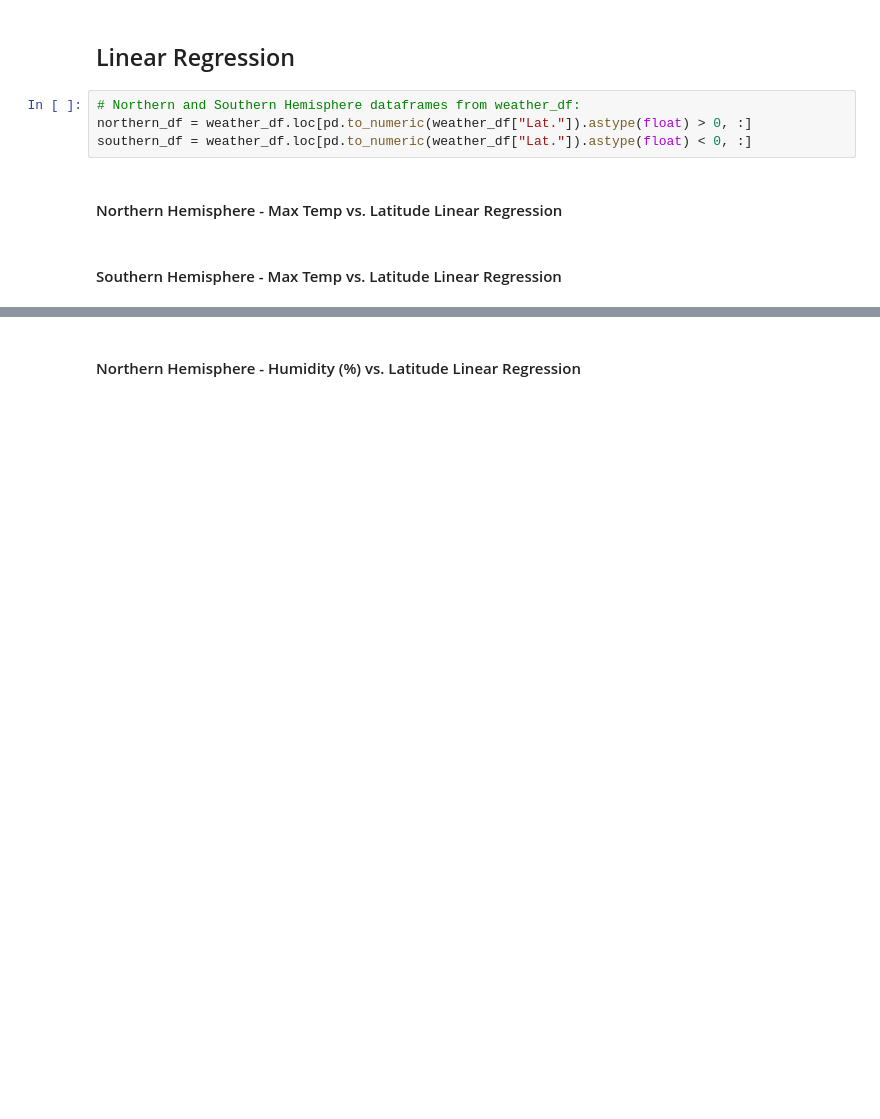
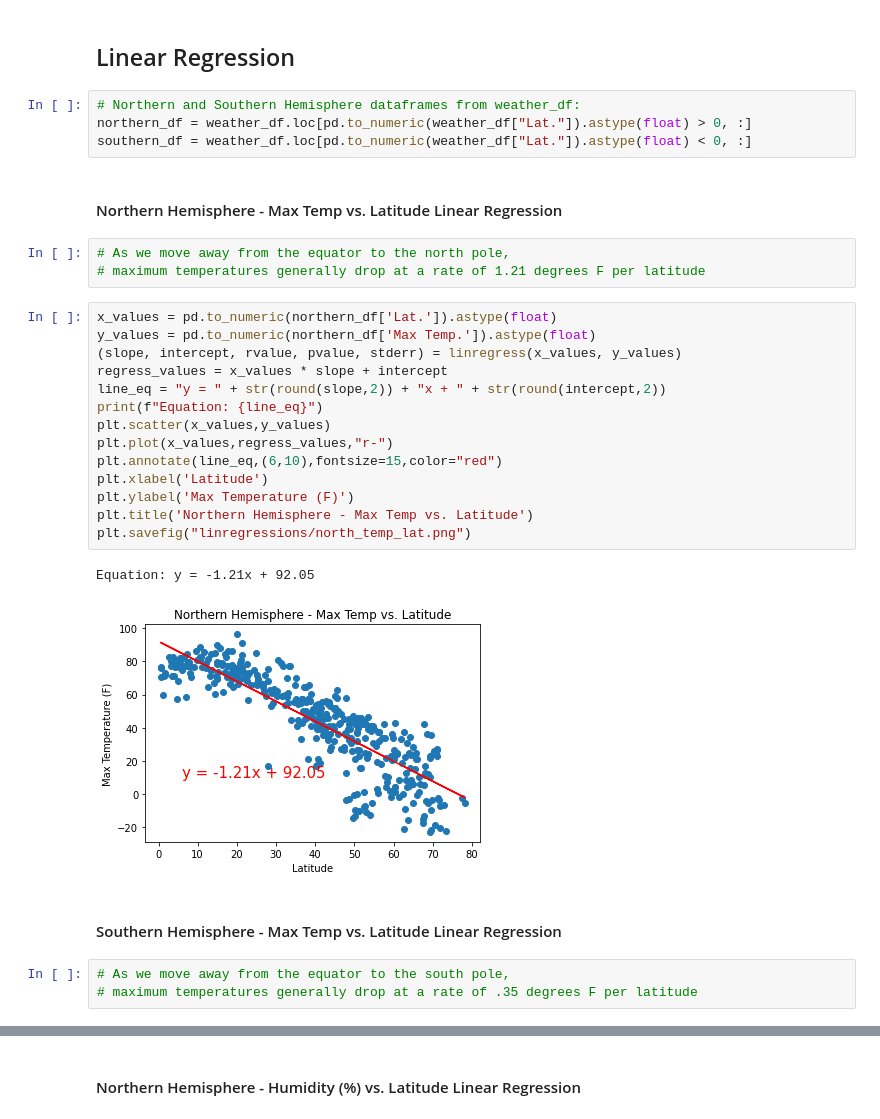
Before and after one commit to ElVejigante/python-api-challenge, a Jupyter notebook: WeatherPy/WeatherPy.ipynb, the cells around one changed output, grey strips where cells are left out. Drawn from its saved outputs; the diff is of its cells as text; blank space fills up the shorter version.

```diff
--- a/WeatherPy/WeatherPy.ipynb
+++ b/WeatherPy/WeatherPy.ipynb
@@ -213,5 +230,28 @@ northern_df = weather_df.loc[pd.to_numeric(weather_df["Lat."]).astype(float) > 0
 southern_df = weather_df.loc[pd.to_numeric(weather_df["Lat."]).astype(float) < 0, :]
 # %% [markdown]
 ####  Northern Hemisphere - Max Temp vs. Latitude Linear Regression
+# %%
+# As we move away from the equator to the north pole,
+# maximum temperatures generally drop at a rate of 1.21 degrees F per latitude
+# %%
+x_values = pd.to_numeric(northern_df['Lat.']).astype(float)
+y_values = pd.to_numeric(northern_df['Max Temp.']).astype(float)
+(slope, intercept, rvalue, pvalue, stderr) = linregress(x_values, y_values)
+regress_values = x_values * slope + intercept
+line_eq = "y = " + str(round(slope,2)) + "x + " + str(round(intercept,2))
+print(f"Equation: {line_eq}")
+plt.scatter(x_values,y_values)
+plt.plot(x_values,regress_values,"r-")
+plt.annotate(line_eq,(6,10),fontsize=15,color="red")
+plt.xlabel('Latitude')
+plt.ylabel('Max Temperature (F)')
+plt.title('Northern Hemisphere - Max Temp vs. Latitude')
+plt.savefig("linregressions/north_temp_lat.png")
+# %% [output]
+Equation: y = -1.21x + 92.05
+[figure, added]
 # %% [markdown]
 ####  Southern Hemisphere - Max Temp vs. Latitude Linear Regression
+# %%
+# As we move away from the equator to the south pole,
+# maximum temperatures generally drop at a rate of .35 degrees F per latitude
```
Also changed, not shown: parts of 16 cells of this notebook, 8 other files.
